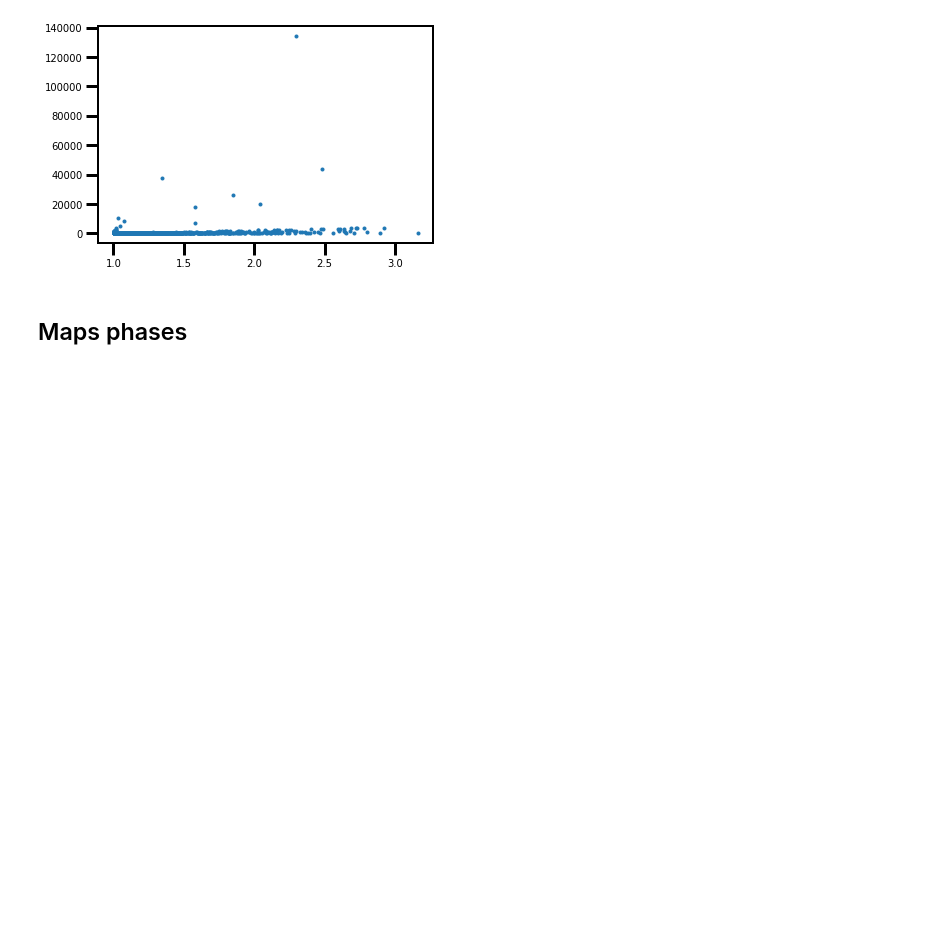
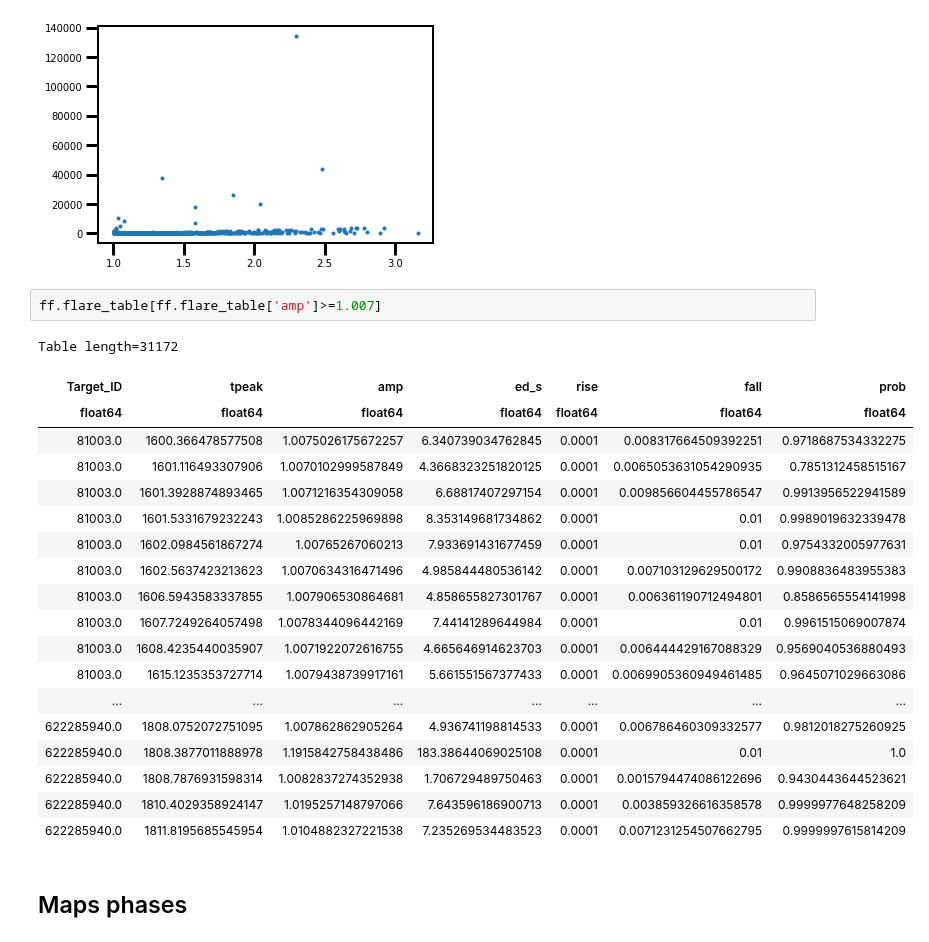
Before and after one commit to afeinstein20/stella, a Jupyter notebook: notebooks/plotting.ipynb, the cells around one changed output. Drawn from its saved outputs; the diff is of its cells as text; blank space fills up the shorter version.

```diff
--- a/notebooks/plotting.ipynb
+++ b/notebooks/plotting.ipynb
@@ -209,6 +206,28 @@ plt.plot(ff.flare_table['amp'], ff.flare_table['ed_s'], '.')
 # %% [output]
 [<matplotlib.lines.Line2D at 0x...>]
 [figure]
+# %%
+ff.flare_table[ff.flare_table['amp']>=1.007]
+# %% [output]
+Table length=31172
+| Target_ID | tpeak | amp | ed_s | rise | fall | prob |
+| float64 | float64 | float64 | float64 | float64 | float64 | float64 |
+| 81003.0 | 1600.366478577508 | 1.0075026175672257 | 6.340739034762845 | 0.0001 | 0.008317664509392251 | 0.9718687534332275 |
+| 81003.0 | 1601.116493307906 | 1.0070102999587849 | 4.3668323251820125 | 0.0001 | 0.0065053631054290935 | 0.7851312458515167 |
+| 81003.0 | 1601.3928874893465 | 1.0071216354309058 | 6.68817407297154 | 0.0001 | 0.009856604455786547 | 0.9913956522941589 |
+| 81003.0 | 1601.5331679232243 | 1.0085286225969898 | 8.353149681734862 | 0.0001 | 0.01 | 0.9989019632339478 |
+| 81003.0 | 1602.0984561867274 | 1.00765267060213 | 7.933691431677459 | 0.0001 | 0.01 | 0.9754332005977631 |
+| 81003.0 | 1602.5637423213623 | 1.0070634316471496 | 4.985844480536142 | 0.0001 | 0.007103129629500172 | 0.9908836483955383 |
+| 81003.0 | 1606.5943583337855 | 1.007906530864681 | 4.858655827301767 | 0.0001 | 0.006361190712494801 | 0.8586565554141998 |
+| 81003.0 | 1607.7249264057498 | 1.0078344096442169 | 7.44141289644984 | 0.0001 | 0.01 | 0.9961515069007874 |
+| 81003.0 | 1608.4235440035907 | 1.0071922072616755 | 4.665646914623703 | 0.0001 | 0.006444429167088329 | 0.9569040536880493 |
+| 81003.0 | 1615.1235353727714 | 1.0079438739917161 | 5.661551567377433 | 0.0001 | 0.0069905360949461485 | 0.9645071029663086 |
+| ... | ... | ... | ... | ... | ... | ... |
+| 622285940.0 | 1808.0752072751095 | 1.007862862905264 | 4.936741198814533 | 0.0001 | 0.006786460309332577 | 0.9812018275260925 |
+| 622285940.0 | 1808.3877011888978 | 1.1915842758438486 | 183.38644069025108 | 0.0001 | 0.01 | 1.0 |
+| 622285940.0 | 1808.7876931598314 | 1.0082837274352938 | 1.706729489750463 | 0.0001 | 0.0015794474086122696 | 0.9430443644523621 |
+| 622285940.0 | 1810.4029358924147 | 1.0195257148797066 | 7.643596186900713 | 0.0001 | 0.003859326616358578 | 0.9999977648258209 |
+| 622285940.0 | 1811.8195685545954 | 1.0104882327221538 | 7.235269534483523 | 0.0001 | 0.0071231254507662795 | 0.9999997615814209 |
 # %% [markdown]
 ## Maps phases
 # %%
```
Also changed, not shown: parts of 33 cells of this notebook.
